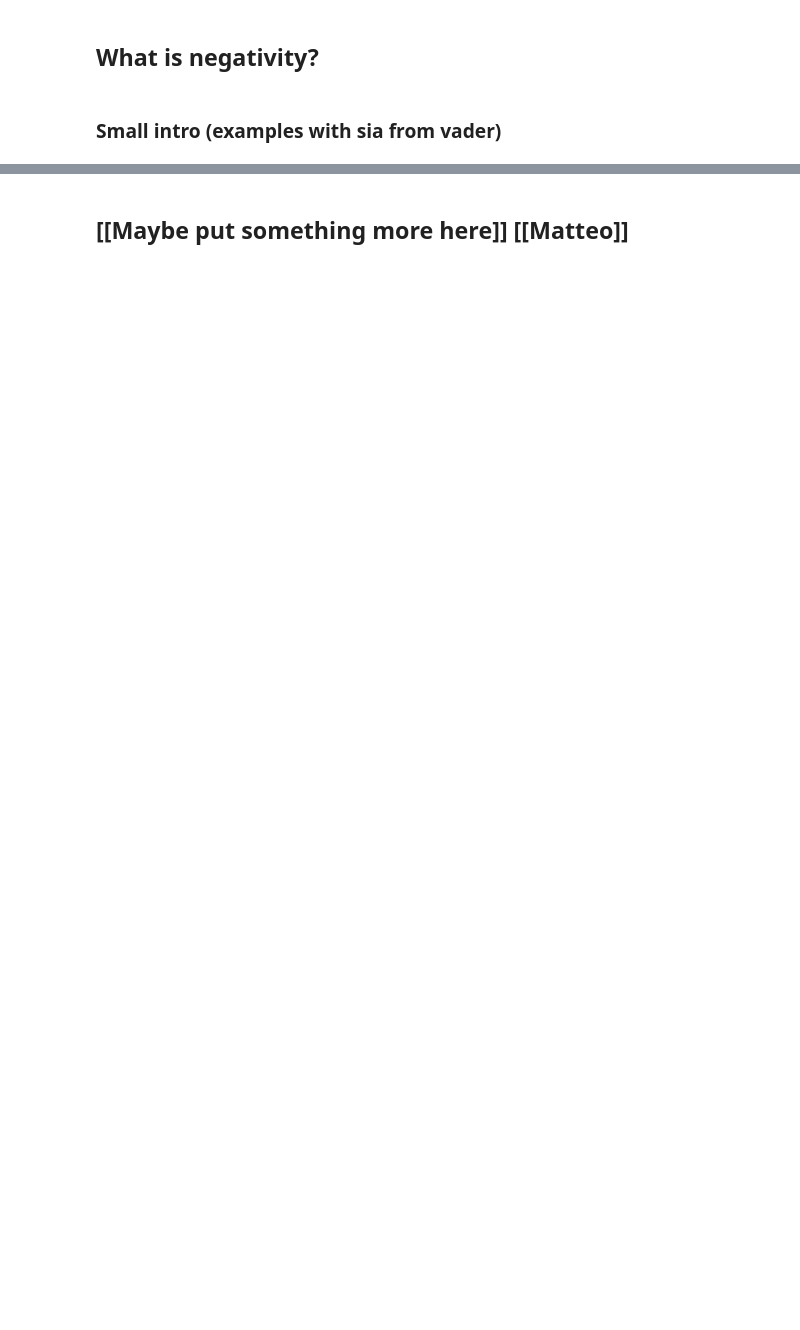
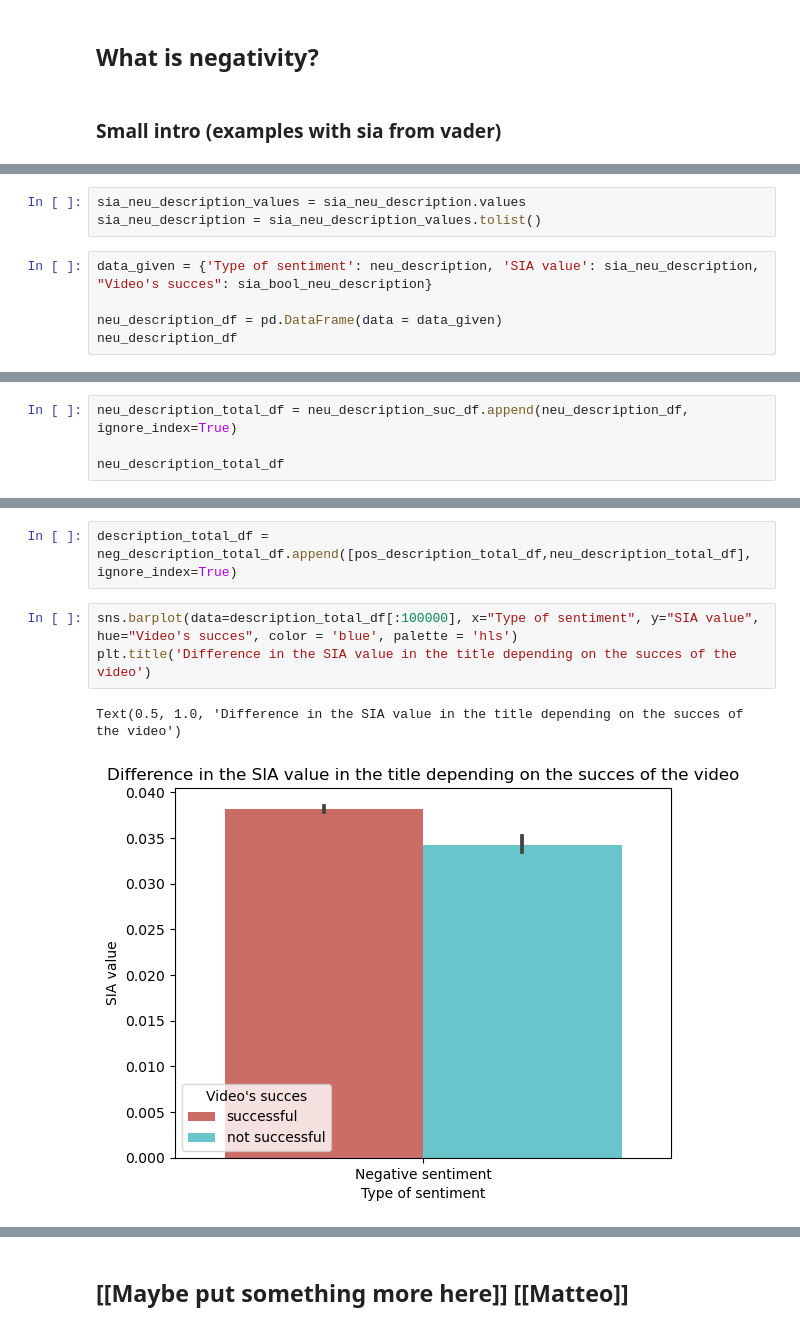
Before and after one commit to epfl-ada/ada-2022-project-adagang, a Jupyter notebook: main.ipynb, the cells around one changed output, grey strips where cells are left out. Drawn from its saved outputs; the diff is of its cells as text; blank space fills up the shorter version.

```diff
--- a/main.ipynb
+++ b/main.ipynb
@@ -24,0 +678,8 @@ videos = pd.read_parquet(filepath, engine='fastparquet')
+# %%
+sia_neu_description_values = sia_neu_description.values
+sia_neu_description = sia_neu_description_values.tolist()
+# %%
+data_given = {'Type of sentiment': neu_description, 'SIA value': sia_neu_description, "Video's succes": sia_bool_neu_description}
+
+neu_description_df = pd.DataFrame(data = data_given)
+neu_description_df
@@ -24,0 +700,4 @@ videos = pd.read_parquet(filepath, engine='fastparquet')
+# %%
+neu_description_total_df = neu_description_suc_df.append(neu_description_df, ignore_index=True)
+
+neu_description_total_df
@@ -24,0 +718,8 @@ videos = pd.read_parquet(filepath, engine='fastparquet')
+# %%
+description_total_df = neg_description_total_df.append([pos_description_total_df,neu_description_total_df], ignore_index=True)
+# %%
+sns.barplot(data=description_total_df[:100000], x="Type of sentiment", y="SIA value", hue="Video's succes", color = 'blue', palette = 'hls')
+plt.title('Difference in the SIA value in the title depending on the succes of the video')
+# %% [output]
+Text(0.5, 1.0, 'Difference in the SIA value in the title depending on the succes of the video')
+[figure, added]
```
Also changed, not shown: parts of 91 cells of this notebook.
